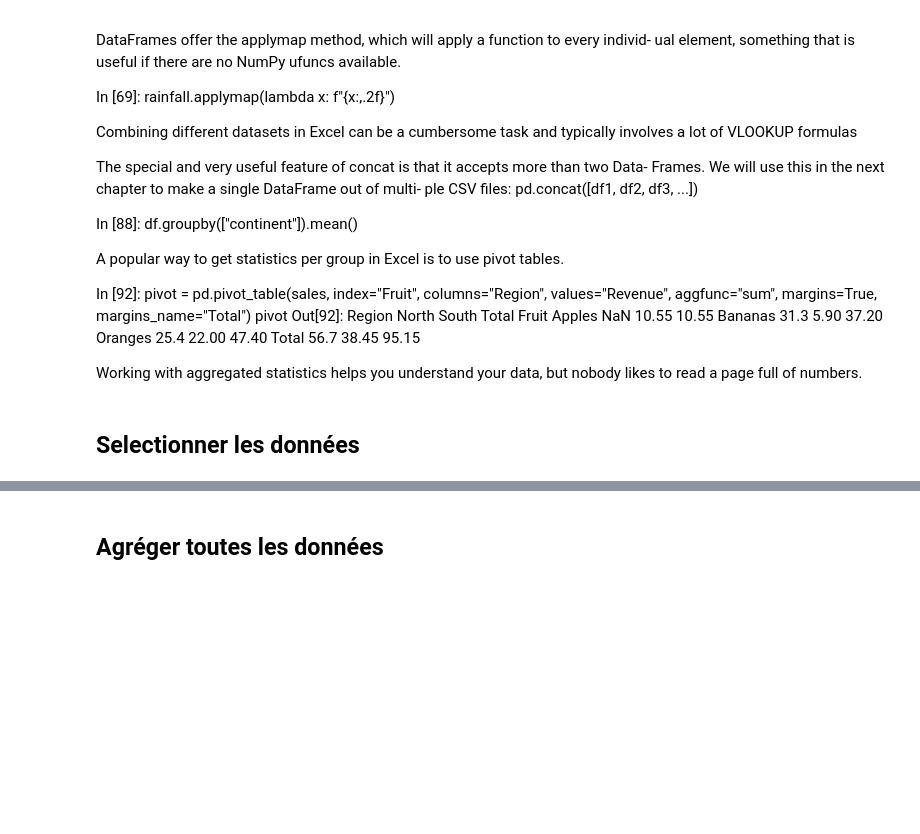
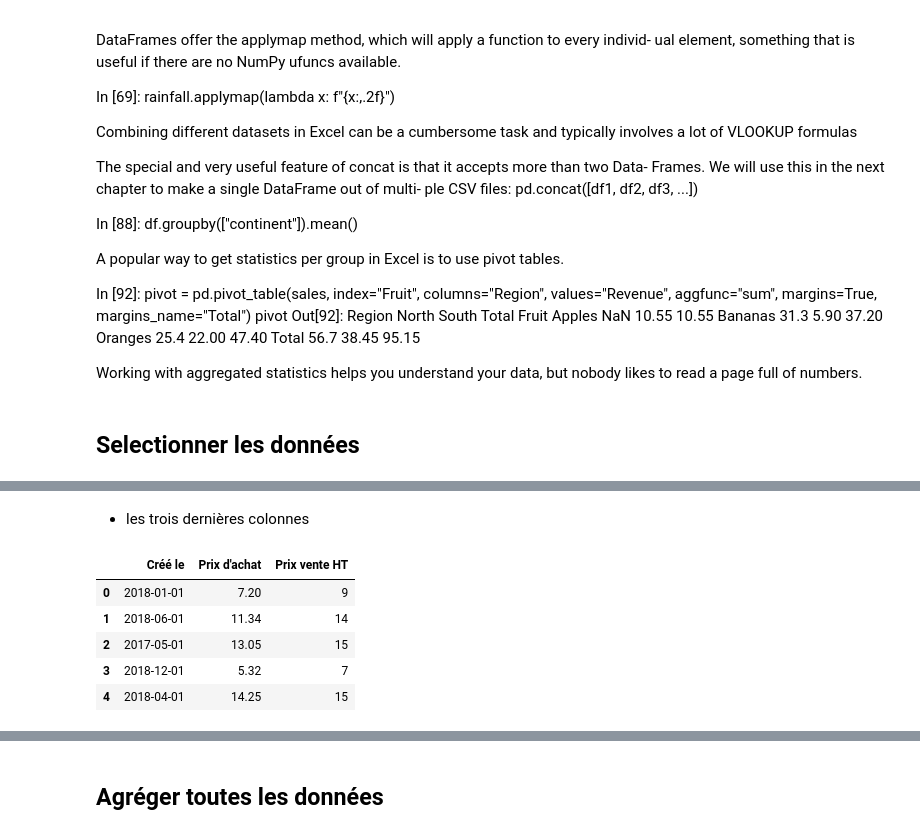
Before and after one commit to heretica/python_for_excel, a Jupyter notebook: s2_bases_pandas.ipynb, the cells around one changed output, grey strips where cells are left out. Saved outputs shown, nothing was run; the diff lists cells and outputs as text; code cells hidden in the pictures; blank space fills up the shorter version.

```diff
--- a/s2_bases_pandas.ipynb
+++ b/s2_bases_pandas.ipynb
@@ -65,0 +93,12 @@ df_reference = pd.read_excel("referentiel.xlsx", header = None)
+# %% [markdown]
+* les trois dernières colonnes
+# %%
+last_three_columns = df_reference[['Créé le',"Prix d'achat","Prix vente HT"]]
+last_three_columns.head()
+# %% [output]
+|  | Créé le | Prix d'achat | Prix vente HT |
+| 0 | 2018-01-01 | 7.20 | 9 |
+| 1 | 2018-06-01 | 11.34 | 14 |
+| 2 | 2017-05-01 | 13.05 | 15 |
+| 3 | 2018-12-01 | 5.32 | 7 |
+| 4 | 2018-04-01 | 14.25 | 15 |
```
Also changed, not shown: parts of 31 cells of this notebook, 5 other files.
